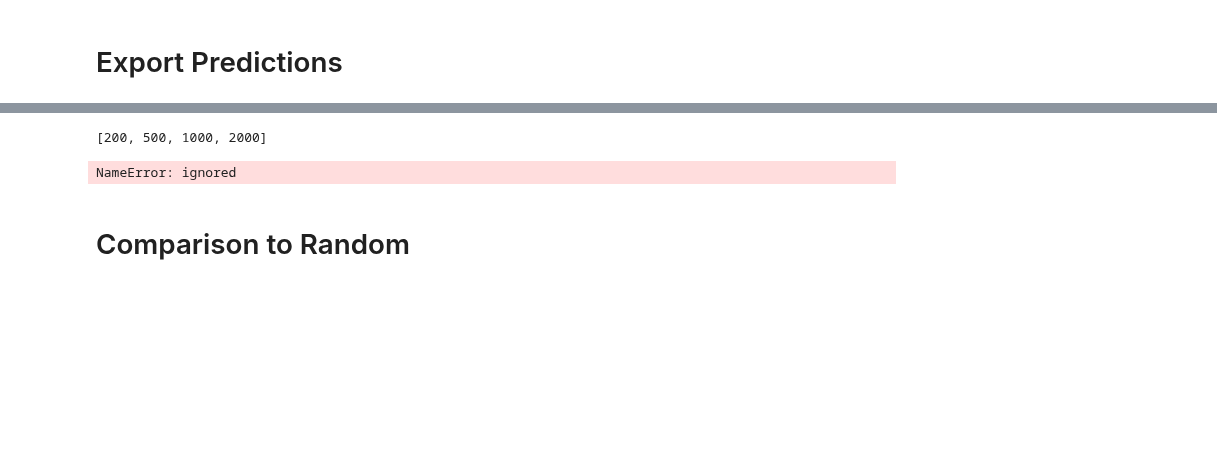
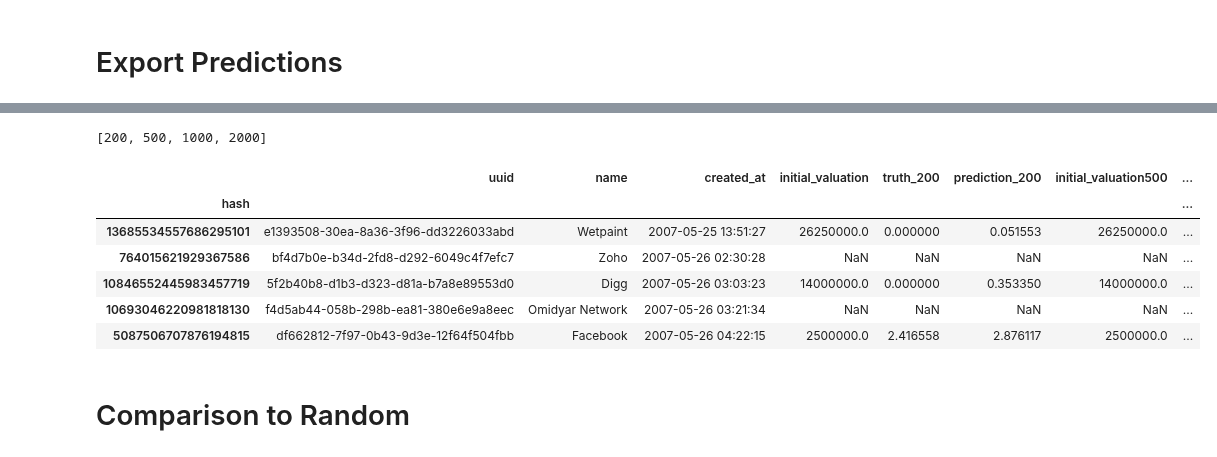
Before and after one commit to siddtheshah/vc_modeling, a Jupyter notebook: regressor_model.ipynb, the cells around one changed output, grey strips where cells are left out. Drawn from its saved outputs; the diff is of its cells as text; code cells hidden in the pictures; blank space fills up the shorter version.

```diff
--- a/regressor_model.ipynb
+++ b/regressor_model.ipynb
@@ -415,7 +416,7 @@ models = []
 hyperdict = {'n_estimators': [20, 40, 60, 80, 100], 'min_samples_split':[10, 20, 30]}
 
 for mark in marks:
-  tree_model = RandomForestRegressor(criterion='mae', max_depth=4)
+  tree_model = RandomForestRegressor(criterion='mse', max_depth=4)
   train_model_over_mark(tree_model, features, mark, filter_unknown=True)
   models.append(tree_model)
 # %% [output]
@@ -493,5 +495,7 @@ Trained on 13498 rows.
 # %%
 # Save the models
 import pickle
+print(models)
 for mark, model in zip(marks, models):
-  pickle.dump(model, '/content/gdrive/My Drive/vc_modeling/models/' + str(mark) + '.pkl')
+  print(model)
+  pickle.dump(model, open('/content/gdrive/My Drive/vc_modeling/models/' + str(mark) + '.pkl', 'wb'))
@@ -501,7 +523,8 @@ for mark, model in zip(marks, models):
 # Load the models
 import pickle
 models = []
-for mark in zip(marks):
-  model = pickle.load('/content/gdrive/My Drive/vc_modeling/models/' + str(mark) + '.pkl')
+for mark in marks:
+
+  model = pickle.load(open('/content/gdrive/My Drive/vc_modeling/models/' + str(int(mark)) + '.pkl', 'rb'))
   models.append(model)
 # %%
@@ -517,6 +532,6 @@ org_info = pd.read_csv("/content/gdrive/My Drive/vc_modeling/data/crunchbase_bul
 # %%
 org_info['hash'] = org_info['uuid'].apply(cityhash.CityHash64)
 org_info = org_info.set_index('hash')
-org_info = org_info[['uuid', 'name', 'created_at', ]]
+org_info = org_info[['uuid', 'name', 'created_at']]
 org_info.head()
 # %% [output]
@@ -530,21 +545,32 @@ org_info.head()
 # %%
 import math
+
+org_info_join = org_info.copy()
 
 print(marks)
 for model, mark in zip(models, marks):
   truth = regression_marks[mark][['initial_valuation', 'log_valuation_factor']].copy()
   # print(truth)
   prediction_array = model.predict(features)
 
   prediction = pd.DataFrame(data=prediction_array, index=features.index, columns=['prediction_' + str(mark)])
   uuid_hash = features.index
   pred_truth = truth.join(prediction)
   pred_truth = pred_truth.rename(columns={'log_valuation_factor':'truth_' + str(mark)})
-  org_info = org_info.merge(pred_truth)
+  org_info_join = org_info_join.join(pred_truth, rsuffix=mark)
 
-print(org_info)
+org_info_join org_info_join.set_index('uuid', drop=True)
+org_info_join.head()
+
+org_info_join.to_csv('/content/gdrive/My Drive/vc_modeling/model_output/predictions.csv')
 # %% [output]
 [200, 500, 1000, 2000]
-NameError: ignored
+|  | uuid | name | created_at | initial_valuation | truth_200 | prediction_200 | initial_valuation500 | ... |
+| hash |  |  |  |  |  |  |  | ... |
+| 13685534557686295101 | e1393508-30ea-8a36-3f96-dd3226033abd | Wetpaint | 2007-05-25 13:51:27 | 26250000.0 | 0.000000 | 0.051553 | 26250000.0 | ... |
+| 764015621929367586 | bf4d7b0e-b34d-2fd8-d292-6049c4f7efc7 | Zoho | 2007-05-26 02:30:28 | NaN | NaN | NaN | NaN | ... |
+| 10846552445983457719 | 5f2b40b8-d1b3-d323-d81a-b7a8e89553d0 | Digg | 2007-05-26 03:03:23 | 14000000.0 | 0.000000 | 0.353350 | 14000000.0 | ... |
+| 10693046220981818130 | f4d5ab44-058b-298b-ea81-380e6e9a8eec | Omidyar Network | 2007-05-26 03:21:34 | NaN | NaN | NaN | NaN | ... |
+| 5087506707876194815 | df662812-7f97-0b43-9d3e-12f64f504fbb | Facebook | 2007-05-26 04:22:15 | 2500000.0 | 2.416558 | 2.876117 | 2500000.0 | ... |
 # %% [markdown]
 # Comparison to Random
```
Also changed, not shown: parts of 13 cells of this notebook.
